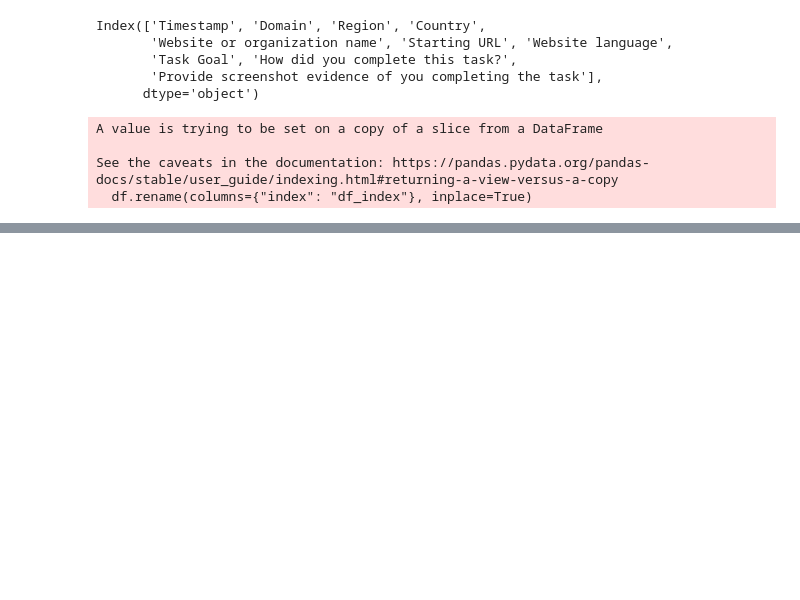
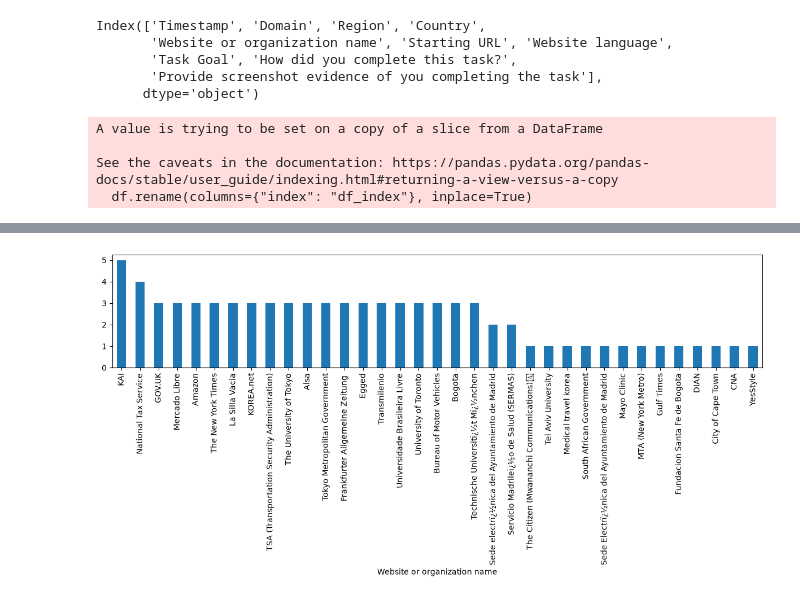
Before and after one commit to juanyepesp/triple-A, a Jupyter notebook: notebooks/data-exploration.ipynb, the cells around one changed output, grey strips where cells are left out. Cells and saved outputs as stored; diff of their text form; code cells hidden in the pictures; blank space fills up the shorter version.

```diff
--- a/notebooks/data-exploration.ipynb
+++ b/notebooks/data-exploration.ipynb
@@ -31,0 +122,11 @@ See the caveats in the documentation: https://pandas.pydata.org/pandas-docs/stab
+# %%
+organization = df.groupby('Website or organization name').size().sort_values(ascending=False)
+organization.plot(
+    kind='bar',
+    figsize=(12, 6),
+)
+
+plt.tight_layout()
+plt.show()
+# %% [output]
+[figure, added]
```
Also changed, not shown: parts of 8 cells of this notebook, 3 other files.
